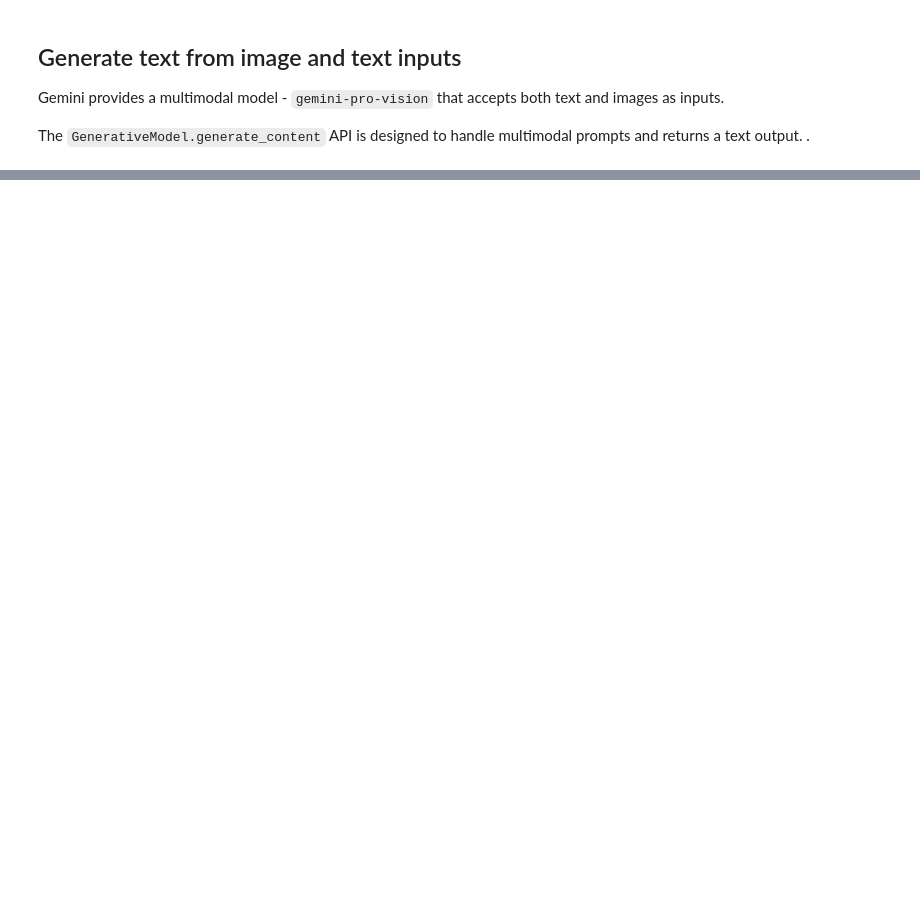
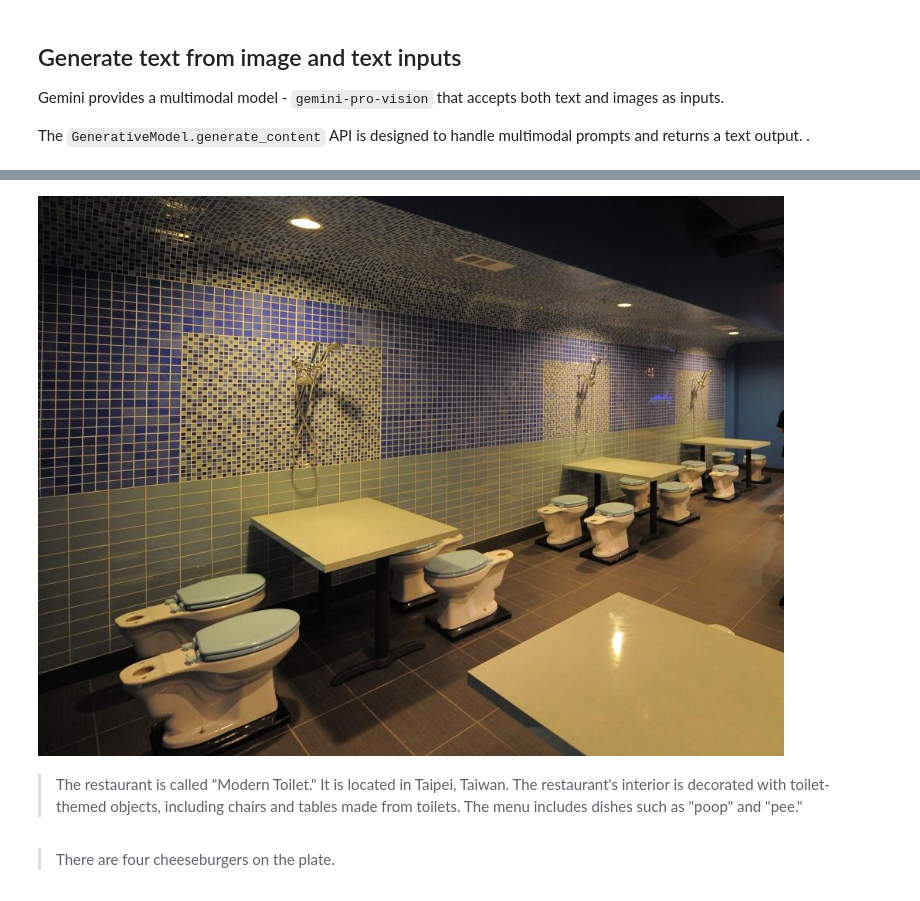
Before and after one commit to PhenomSG/Restaurant-Review-Analysis, a Jupyter notebook: main.ipynb, the cells around one changed output, grey strips where cells are left out. Saved outputs shown, nothing was run; the diff lists cells and outputs as text; code cells hidden in the pictures; blank space fills up the shorter version.

```diff
--- a/main.ipynb
+++ b/main.ipynb
@@ -213,4 +218,6 @@ The `GenerativeModel.generate_content` API is designed to handle multimodal prom
 # %%
-import PIL
-image = PIL.open(food.jpeg)
-image
+import PIL.Image
+img = PIL.Image.open('badd.jpeg')
+img
+# %% [output]
+[figure, added]
@@ -216,0 +226,15 @@ image
+# %%
+response = model.generate_content(img)
+
+to_markdown(response.text)
+# %% [output]
+>  The restaurant is called "Modern Toilet." It is located in Taipei, Taiwan. The restaurant's interior is decorated with toilet-themed objects, including chairs and tables made from toilets. The menu includes dishes such as "poop" and "pee."
+# %%
+import PIL.Image
+img = PIL.Image.open('burgers.jpg')
+
+response = model.generate_content(img)
+
+to_markdown(response.text)
+# %% [output]
+>  There are four cheeseburgers on the plate.
```
Also changed, not shown: parts of 16 cells of this notebook.
